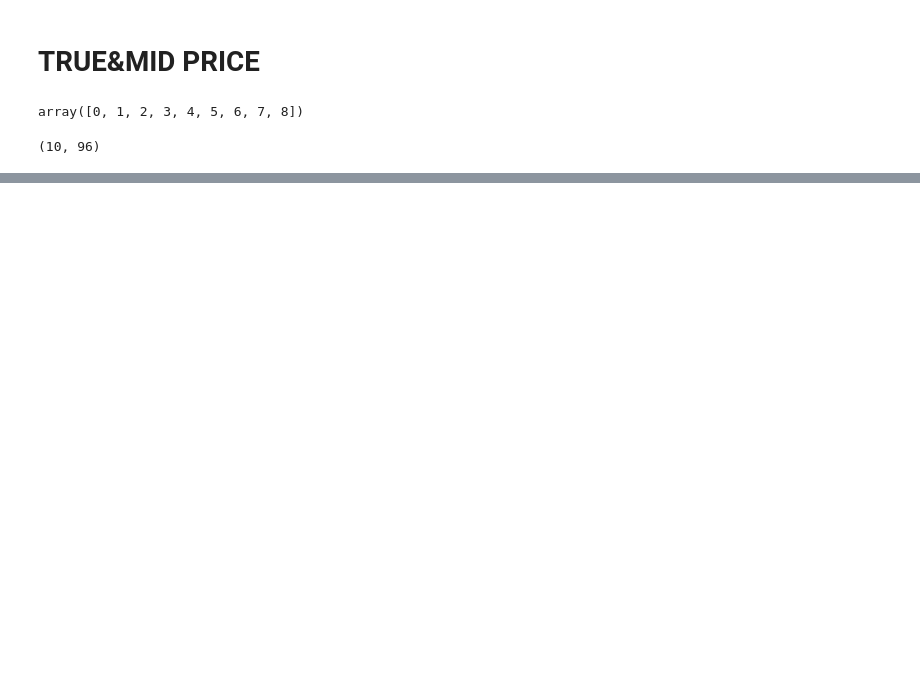
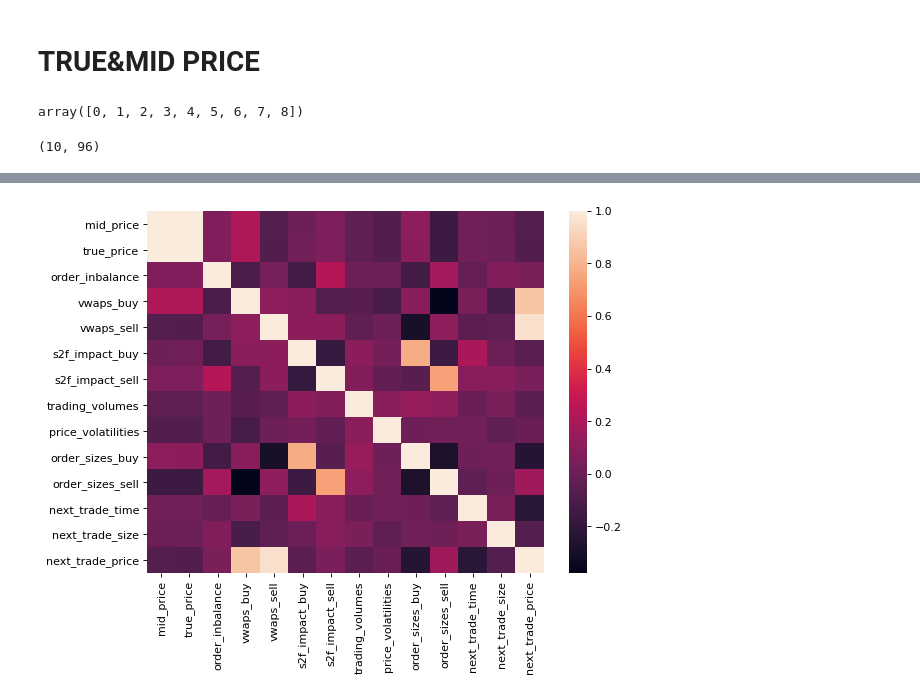
Before and after one commit to kpuchalskixiv/Impact-of-market-microstructure-on-stock-price, a Jupyter notebook: Thesis.ipynb, the cells around one changed output, grey strips where cells are left out. Cells and saved outputs as stored; diff of their text form; code cells hidden in the pictures; blank space fills up the shorter version.

```diff
--- a/Thesis.ipynb
+++ b/Thesis.ipynb
@@ -857,7 +900,7 @@ def get_next_trade_x_comp(comp_id=3, interval=5, time_to_skip=0, get_x='price'):
     timestamps=(510-time_to_skip)//interval
 
     next_trade_x=np.empty(shape=(10,timestamps))
-    for day in range(time_to_next_trade.shape[0]):
+    for day in range(next_trade_x.shape[0]):
         trade_counter=0
         start_time=index_to_time(0+time_to_skip)
         while start_time>=trades_time_comp[day][trade_counter][2]:
@@ -868,7 +911,8 @@ def get_next_trade_x_comp(comp_id=3, interval=5, time_to_skip=0, get_x='price'):
                 trade_counter+=1
             if get_x=='price':
                 next_trade_price=trades_time_comp[day][trade_counter][0]
-                next_trade_x[day, book_counter]=next_trade_price
+                true_price=get_true_price(order_book_comp[day, book_counter])
+                next_trade_x[day, book_counter]=np.abs(next_trade_price-true_price) #abs(nexttradeprice-trueprice)
             elif get_x=='size':
                 next_trade_size=trades_time_comp[day][trade_counter][1]
                 next_trade_x[day, book_counter]=next_trade_size
@@ -1048,0 +1176,23 @@ get_price_change_comp(interval=5, time_to_skip=30).shape
+# %%
+df = pd.DataFrame({
+                'mid_price': mid_price.flatten(),
+                'true_price': true_price.flatten(),
+                'order_inbalance': order_inbalance.flatten(),
+                'vwaps_buy': vwaps_buy.flatten(),
+                'vwaps_sell': vwaps_sell.flatten(),
+                's2f_impact_buy': s2f_impact_buy.flatten(),
+                's2f_impact_sell': s2f_impact_sell.flatten(),
+                'trading_volumes': trading_volumes.flatten(),
+                'price_volatilities': price_volatilities.flatten(),
+                'order_sizes_buy': order_sizes_buy.flatten(),
+                'order_sizes_sell': order_sizes_sell.flatten(),
+                'next_trade_time': next_trade_time.flatten(),
+                'next_trade_size': next_trade_size.flatten(),
+                'next_trade_price': next_trade_price.flatten(),
+                })
+
+figure(figsize=(8, 6), dpi=80)
+ax = sns.heatmap(df.corr(method='pearson'))
+plt.show()
+# %% [output]
+[figure, added]
```
Also changed, not shown: parts of 15 cells of this notebook.
